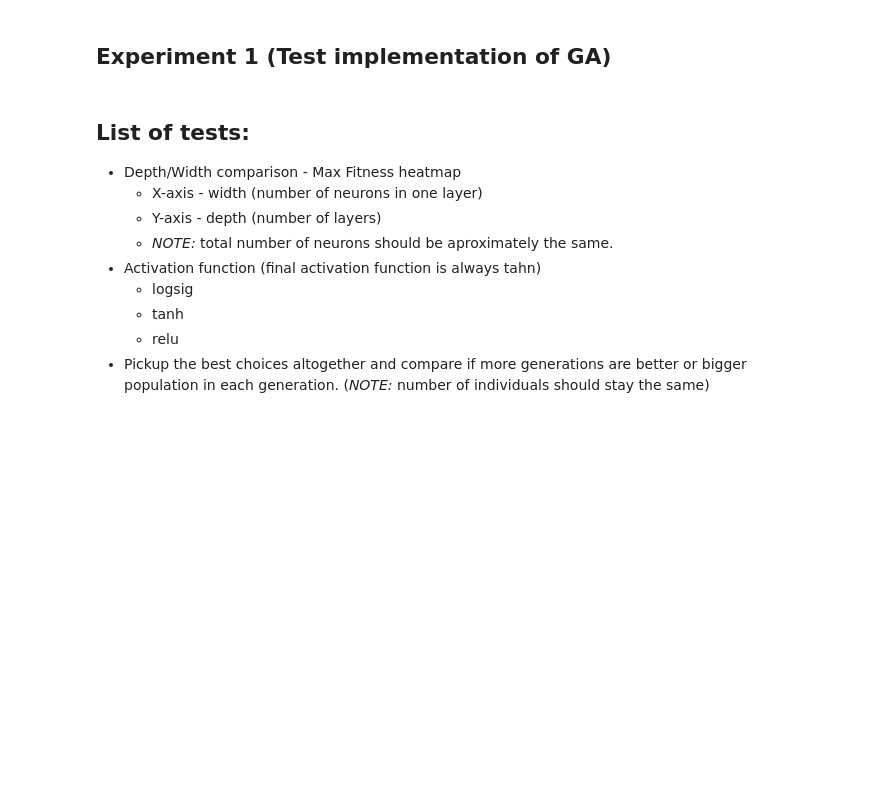
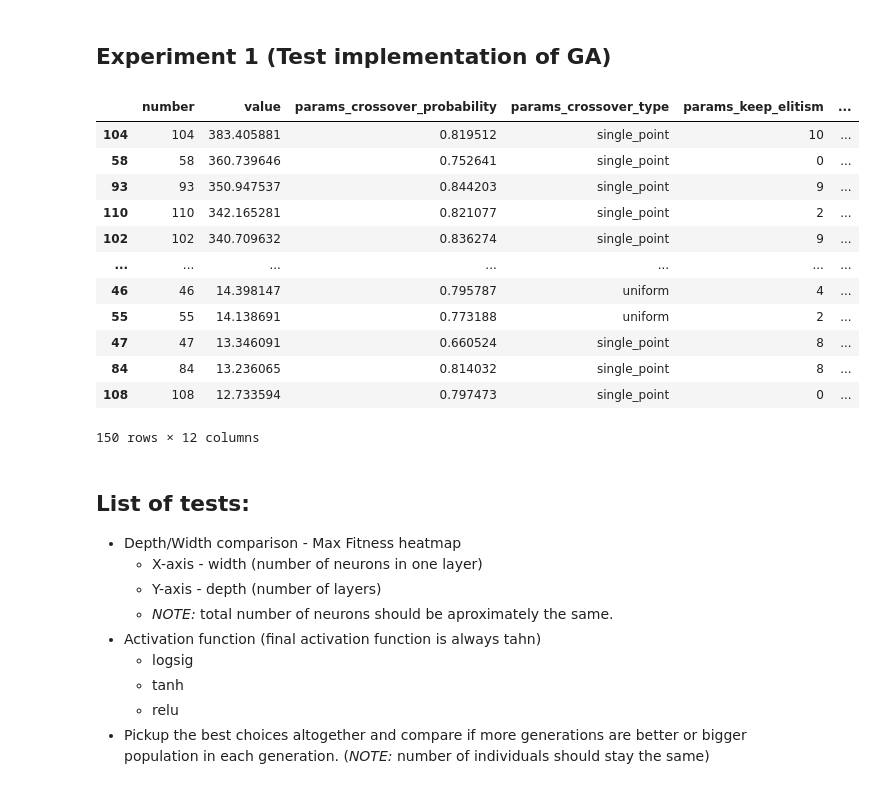
Before and after one commit to kostejnv/GeneticCheetah, a Jupyter notebook: experiments.ipynb, the cells around one changed output. Drawn from its saved outputs; the diff is of its cells as text; code cells hidden in the pictures; blank space fills up the shorter version.

```diff
--- a/experiments.ipynb
+++ b/experiments.ipynb
@@ -46,3 +44,21 @@ evolution.plot_fitness()
+# %%
+df = pd.read_csv('data/cheetah_hyperparams.csv')
+df.sort_values(by=['value'], inplace=True, ascending=False)
+df
+# %% [output]
+|  | number | value | params_crossover_probability | params_crossover_type | params_keep_elitism | ... |
+| 104 | 104 | 383.405881 | 0.819512 | single_point | 10 | ... |
+| 58 | 58 | 360.739646 | 0.752641 | single_point | 0 | ... |
+| 93 | 93 | 350.947537 | 0.844203 | single_point | 9 | ... |
+| 110 | 110 | 342.165281 | 0.821077 | single_point | 2 | ... |
+| 102 | 102 | 340.709632 | 0.836274 | single_point | 9 | ... |
+| ... | ... | ... | ... | ... | ... | ... |
+| 46 | 46 | 14.398147 | 0.795787 | uniform | 4 | ... |
+| 55 | 55 | 14.138691 | 0.773188 | uniform | 2 | ... |
+| 47 | 47 | 13.346091 | 0.660524 | single_point | 8 | ... |
+| 84 | 84 | 13.236065 | 0.814032 | single_point | 8 | ... |
+| 108 | 108 | 12.733594 | 0.797473 | single_point | 0 | ... |
+150 rows × 12 columns
 # %% [markdown]
 ## List of tests:
 - Depth/Width comparison - Max Fitness heatmap
```
Also changed, not shown: parts of 12 cells of this notebook, 1 other file.
